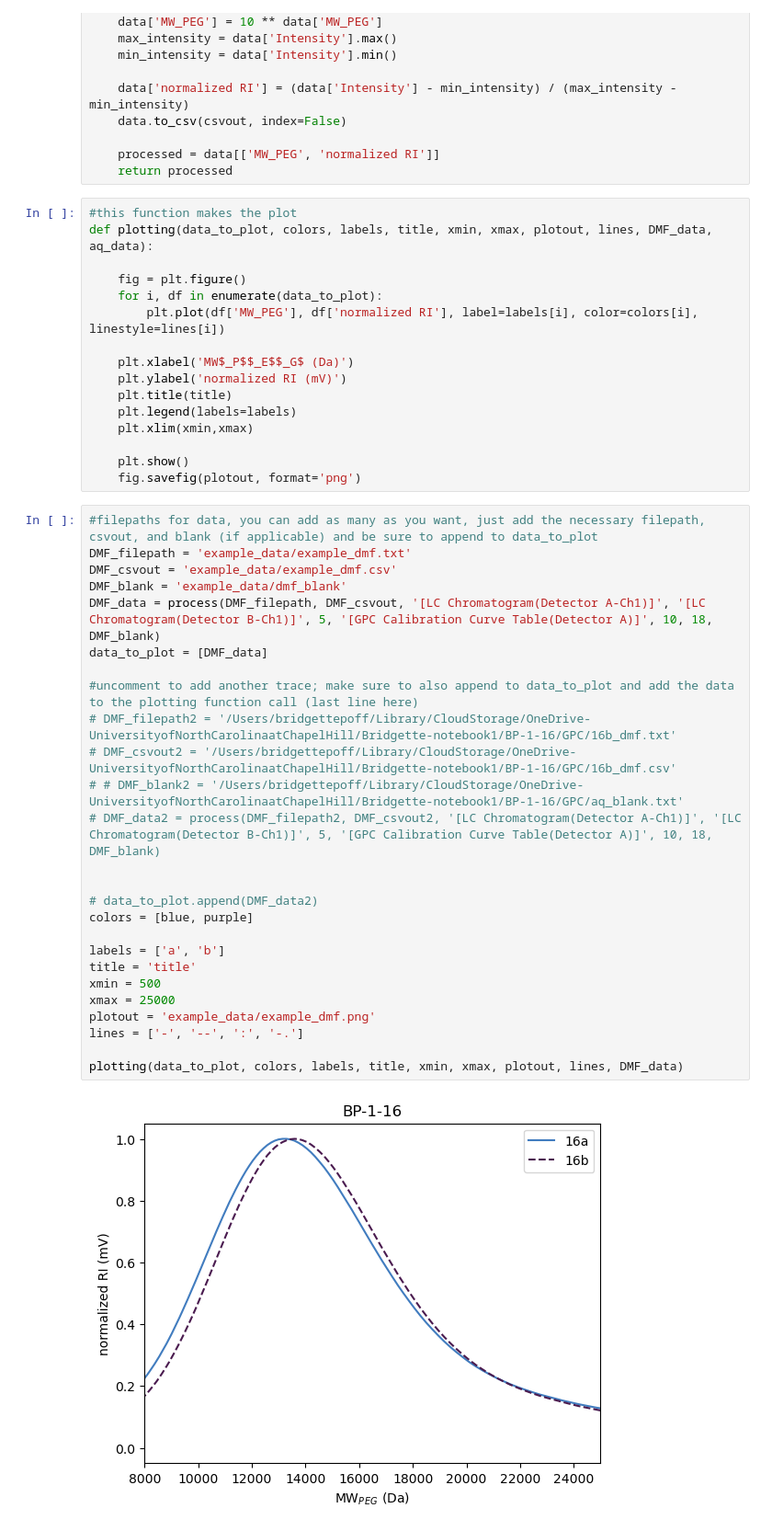
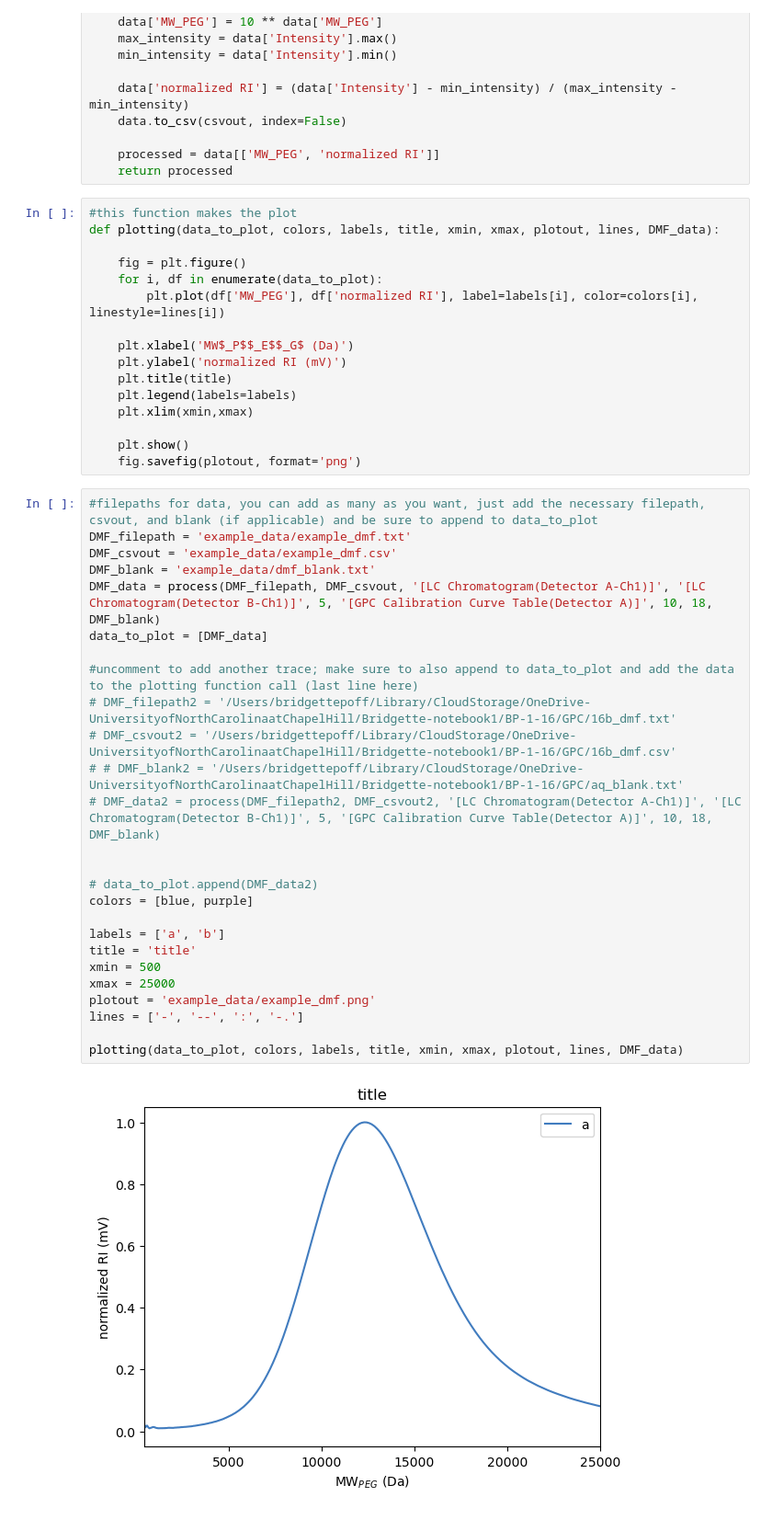
Before and after one commit to UNC-Knight-Lab/SECAnalysis, a Jupyter notebook: DMF_GPC_processing.ipynb, the cells around one changed output. Shown: that part at 92% size. Drawn from its saved outputs; the diff is of its cells as text.

```diff
--- a/DMF_GPC_processing.ipynb
+++ b/DMF_GPC_processing.ipynb
@@ -82,7 +82,7 @@ def process(filepath, csvout,  start_marker, end_marker, coordinate, start_marke
     return processed
 # %%
 #this function makes the plot
-def plotting(data_to_plot, colors, labels, title, xmin, xmax, plotout, lines, DMF_data, aq_data):
+def plotting(data_to_plot, colors, labels, title, xmin, xmax, plotout, lines, DMF_data):
 
     fig = plt.figure()
     for i, df in enumerate(data_to_plot):
@@ -99,28 +99,28 @@ def plotting(data_to_plot, colors, labels, title, xmin, xmax, plotout, lines, DM
 # %%
 #filepaths for data, you can add as many as you want, just add the necessary filepath, csvout, and blank (if applicable) and be sure to append to data_to_plot
 DMF_filepath = 'example_data/example_dmf.txt'
 DMF_csvout = 'example_data/example_dmf.csv'
-DMF_blank = 'example_data/dmf_blank'
+DMF_blank = 'example_data/dmf_blank.txt'
 DMF_data = process(DMF_filepath, DMF_csvout, '[LC Chromatogram(Detector A-Ch1)]', '[LC Chromatogram(Detector B-Ch1)]', 5, '[GPC Calibration Curve Table(Detector A)]', 10, 18, DMF_blank)
 data_to_plot = [DMF_data]
 
 #uncomment to add another trace; make sure to also append to data_to_plot and add the data to the plotting function call (last line here)
 # DMF_filepath2 = '/Users/bridgettepoff/Library/CloudStorage/OneDrive-UniversityofNorthCarolinaatChapelHill/Bridgette-notebook1/BP-1-16/GPC/16b_dmf.txt'
 # DMF_csvout2 = '/Users/bridgettepoff/Library/CloudStorage/OneDrive-UniversityofNorthCarolinaatChapelHill/Bridgette-notebook1/BP-1-16/GPC/16b_dmf.csv'
 # # DMF_blank2 = '/Users/bridgettepoff/Library/CloudStorage/OneDrive-UniversityofNorthCarolinaatChapelHill/Bridgette-notebook1/BP-1-16/GPC/aq_blank.txt'
 # DMF_data2 = process(DMF_filepath2, DMF_csvout2, '[LC Chromatogram(Detector A-Ch1)]', '[LC Chromatogram(Detector B-Ch1)]', 5, '[GPC Calibration Curve Table(Detector A)]', 10, 18, DMF_blank)
 
 
 # data_to_plot.append(DMF_data2)
 colors = [blue, purple]
 
 labels = ['a', 'b']
 title = 'title'
 xmin = 500
 xmax = 25000
 plotout = 'example_data/example_dmf.png'
 lines = ['-', '--', ':', '-.']
 
 plotting(data_to_plot, colors, labels, title, xmin, xmax, plotout, lines, DMF_data)
 # %% [output]
-[figure, old version]
+[figure, new version]
```
Also changed, not shown: 6 other files.
